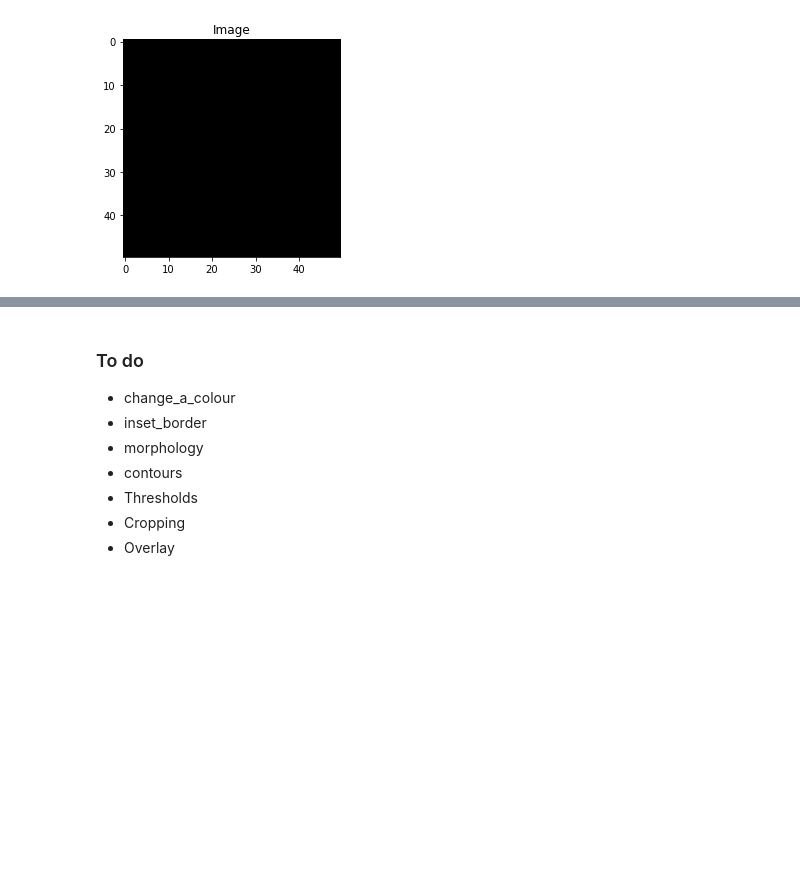
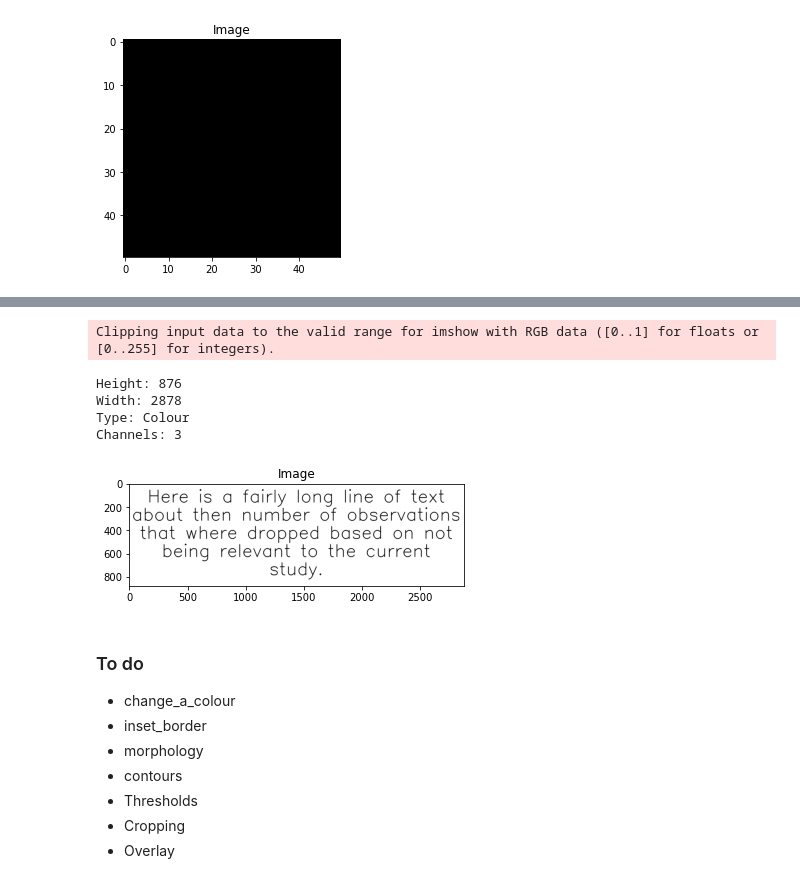
Before and after one commit to sbaker-dev/imageObjects, a Jupyter notebook: Examples/Examples.ipynb, the cells around one changed output, grey strips where cells are left out. Drawn from its saved outputs; the diff is of its cells as text; code cells hidden in the pictures; blank space fills up the shorter version.

```diff
--- a/Examples/Examples.ipynb
+++ b/Examples/Examples.ipynb
@@ -68,3 +75,21 @@ Channels: 1
+# %%
+text = "Here is a fairly long line of text about then number of observations that where dropped based on not being " \
+       "relevant to the current study."
+font = cv2.FONT_HERSHEY_SIMPLEX
+font_size = 5
+font_thickness = 5
+wrap_length = 35
+
+text_box = ImageMaker().create_text_box(text, font, wrap_length, font_size, font_thickness)
+print(text_box)
+text_box.notebook_show()
+# %% [output]
+Clipping input data to the valid range for imshow with RGB data ([0..1] for floats or [0..255] for integers).
+Height: 876
+Width: 2878
+Type: Colour
+Channels: 3
+[figure, added]
 # %% [markdown]
 ### To do
 
```
Also changed, not shown: parts of 1 cell of this notebook, 2 other files.
